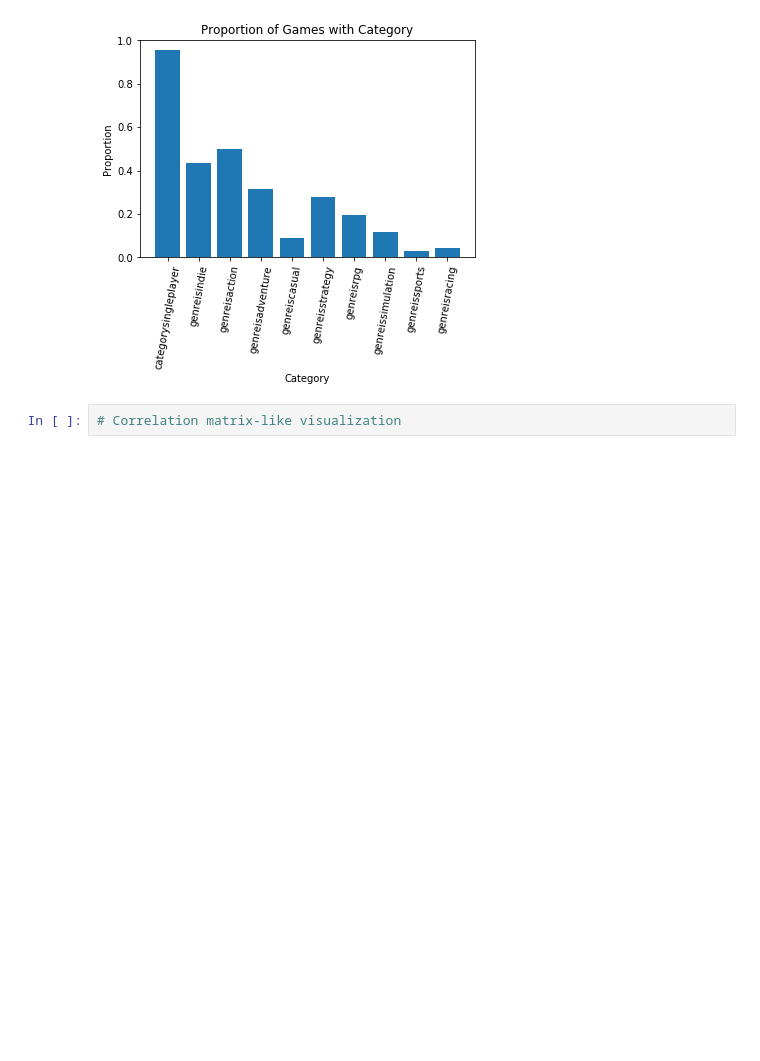
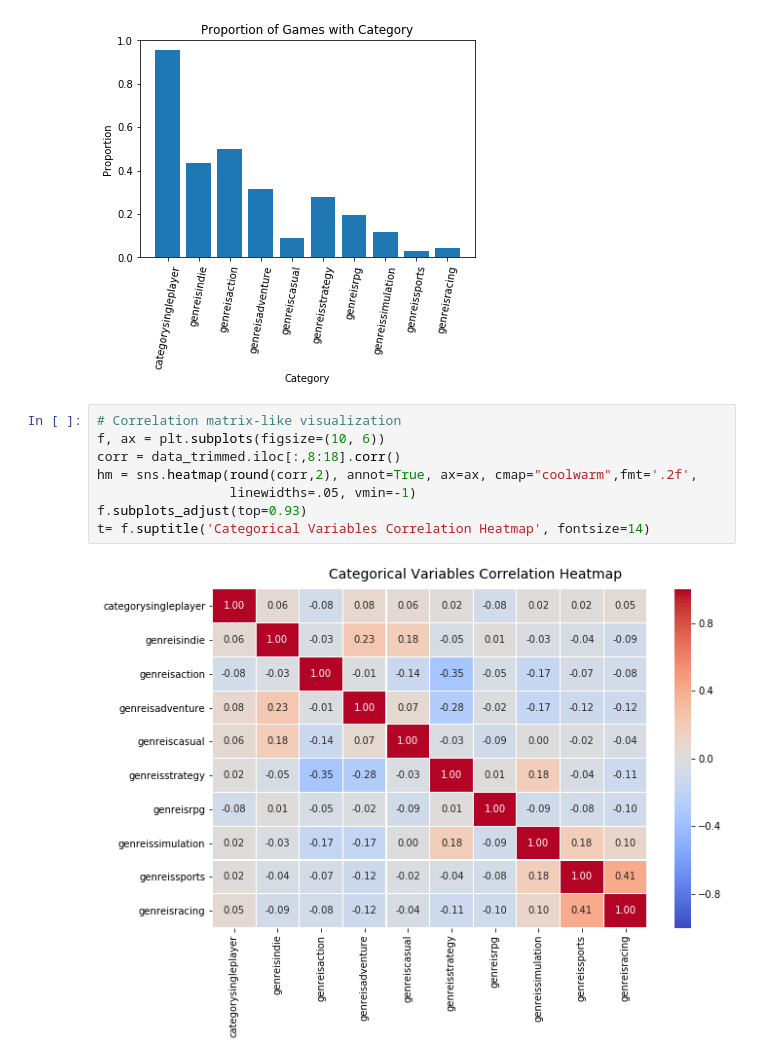
Before and after one commit to c4tsai/Springboard, a Jupyter notebook: Project 1/Steam Games Analysis.ipynb, the cells around one changed output. Drawn from its saved outputs; the diff is of its cells as text; blank space fills up the shorter version.

Commit message:
Added some exploratory analysis plots, removed large print output

```diff
--- a/Project 1/Steam Games Analysis.ipynb
+++ b/Project 1/Steam Games Analysis.ipynb
@@ -162,5 +147,13 @@ plt.title("Proportion of Games with Category")
 plt.show()
 # %% [output]
 [figure]
-# %%
-# Correlation matrix-like visualization
+# %%
+# Correlation matrix-like visualization
+f, ax = plt.subplots(figsize=(10, 6))
+corr = data_trimmed.iloc[:,8:18].corr()
+hm = sns.heatmap(round(corr,2), annot=True, ax=ax, cmap="coolwarm",fmt='.2f',
+                 linewidths=.05, vmin=-1)
+f.subplots_adjust(top=0.93)
+t= f.suptitle('Categorical Variables Correlation Heatmap', fontsize=14)
+# %% [output]
+[figure, added]
```
Also changed, not shown: parts of 10 cells of this notebook.
